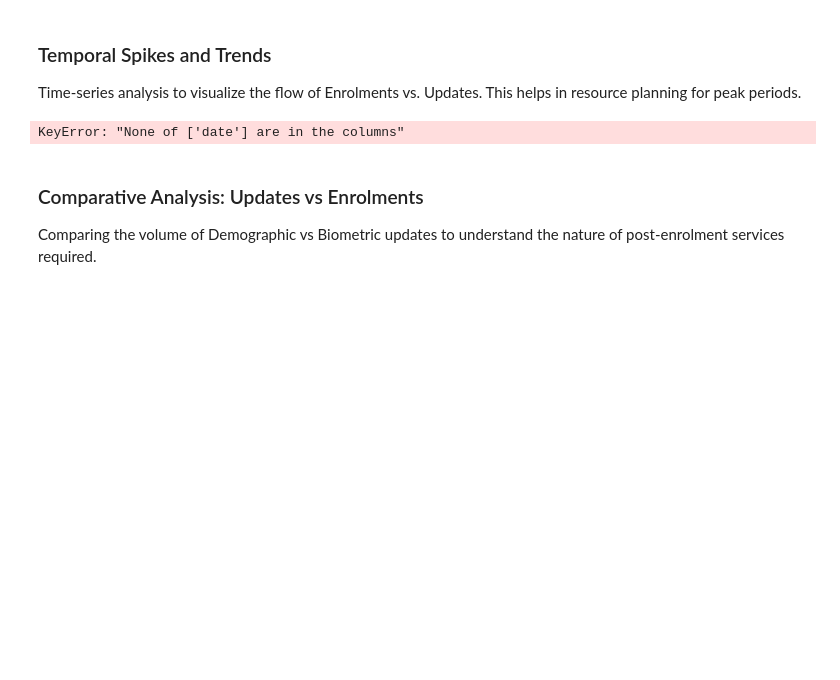
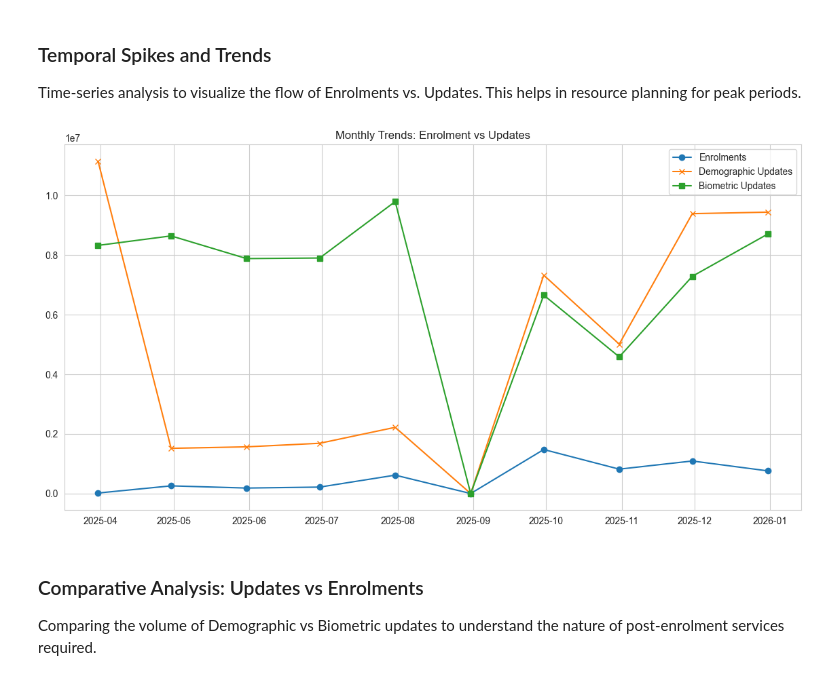
Before and after one commit to Saurabhtbj1201/Aadhaar-Insight, a Jupyter notebook: Aadhaar_Analysis.ipynb, the cells around one changed output. Saved outputs shown, nothing was run; the diff lists cells and outputs as text; code cells hidden in the pictures; blank space fills up the shorter version.

```diff
--- a/Aadhaar_Analysis.ipynb
+++ b/Aadhaar_Analysis.ipynb
@@ -48,7 +48,7 @@ The raw data is fragmented into multiple CSV chunks within the `biometric`, `dem
 *   Concatenate them into three master DataFrames: `biometric_df`, `demographic_df`, and `enrolment_df`.
 # %%
 # Define base path
-base_path = 'd:/Aadhar Data/DATA'
+base_path = 'DATA'
 
 # Function to load and concatenate CSVs from a folder
 def load_data(folder_name):
@@ -209,30 +237,35 @@ Time-series analysis to visualize the flow of Enrolments vs. Updates. This helps
 # %%
 # Resample to monthly frequency
 def resample_monthly(df, date_col='date'):
     if df.empty: return pd.Series()
     return df.set_index(date_col).resample('M').size() # Just counting records for activity volume, or sum columns for specifics
 
-# Assuming we want to sum specific columns for "Volume"
-# Enrolment Volume = sum of age cols
-enrolment_vol = enrolment_df.set_index('date')[['age_0_5', 'age_5_17', 'age_18_greater']].sum(axis=1).resample('M').sum()
+if not enrolment_df.empty:
+    # Assuming we want to sum specific columns for "Volume"
+    # Enrolment Volume = sum of age cols
+    enrolment_vol = enrolment_df.set_index('date')[['age_0_5', 'age_5_17', 'age_18_greater']].sum(axis=1).resample('M').sum()
 
-# Demographic Update Volume
-demo_vol = demographic_df.set_index('date')[['demo_age_5_17', 'demo_age_17_']].sum(axis=1).resample('M').sum()
+    # Demographic Update Volume
+    demo_vol = demographic_df.set_index('date')[['demo_age_5_17', 'demo_age_17_']].sum(axis=1).resample('M').sum() if not demographic_df.empty else pd.Series()
 
-# Biometric Update Volume
-bio_vol = biometric_df.set_index('date')[['bio_age_5_17', 'bio_age_17_']].sum(axis=1).resample('M').sum()
+    # Biometric Update Volume
+    bio_vol = biometric_df.set_index('date')[['bio_age_5_17', 'bio_age_17_']].sum(axis=1).resample('M').sum() if not biometric_df.empty else pd.Series()
 
-# Plot
-plt.figure(figsize=(14, 7))
-plt.plot(enrolment_vol.index, enrolment_vol, label='Enrolments', marker='o')
-plt.plot(demo_vol.index, demo_vol, label='Demographic Updates', marker='x')
-plt.plot(bio_vol.index, bio_vol, label='Biometric Updates', marker='s')
+    # Plot
+    plt.figure(figsize=(14, 7))
+    plt.plot(enrolment_vol.index, enrolment_vol, label='Enrolments', marker='o')
+    if not demo_vol.empty:
+        plt.plot(demo_vol.index, demo_vol, label='Demographic Updates', marker='x')
+    if not bio_vol.empty:
+        plt.plot(bio_vol.index, bio_vol, label='Biometric Updates', marker='s')
 
-plt.title('Monthly Trends: Enrolment vs Updates')
-plt.legend()
-plt.show()
+    plt.title('Monthly Trends: Enrolment vs Updates')
+    plt.legend()
+    plt.show()
+else:
+    print("Enrolment dataframe is empty. Skipping temporal analysis.")
 # %% [output]
-KeyError: "None of ['date'] are in the columns"
+[figure, added]
 # %% [markdown]
 ### Comparative Analysis: Updates vs Enrolments
 Comparing the volume of Demographic vs Biometric updates to understand the nature of post-enrolment services required.
```
Also changed, not shown: parts of 7 cells of this notebook.
